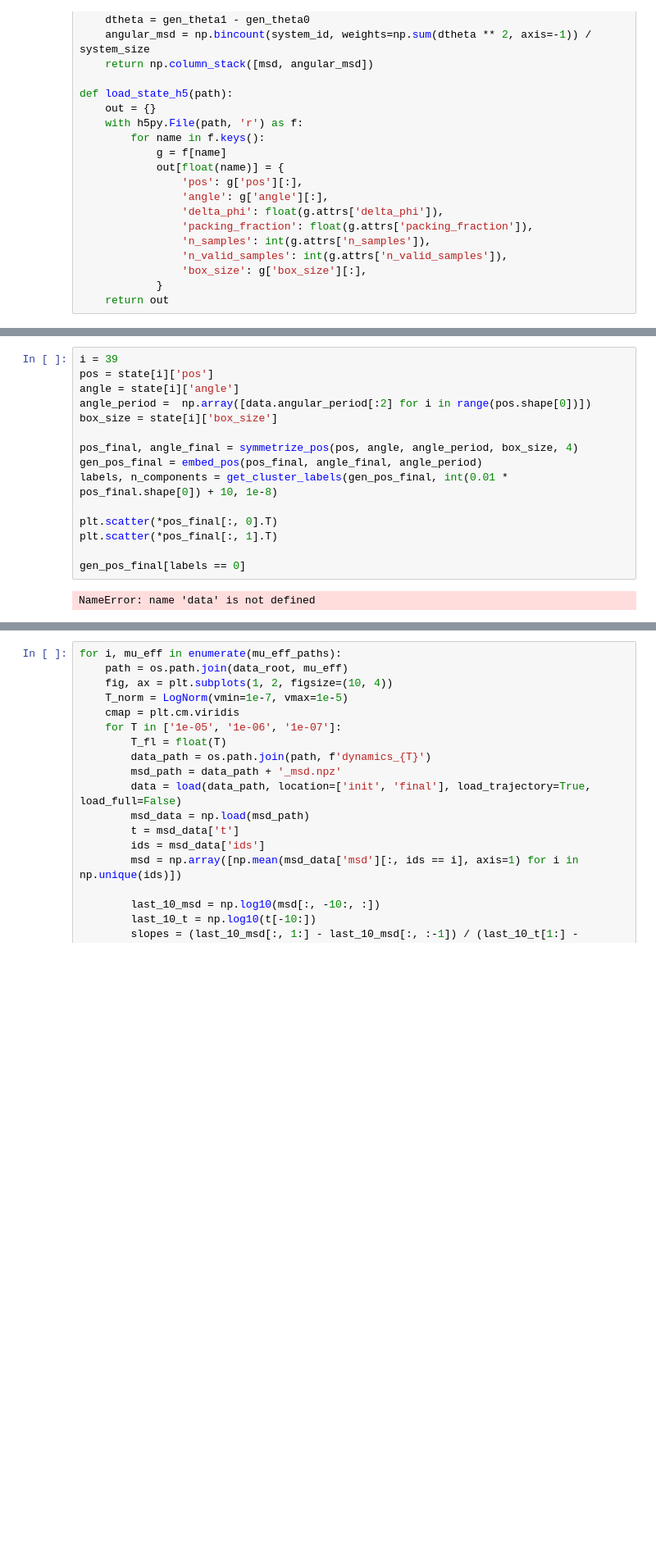
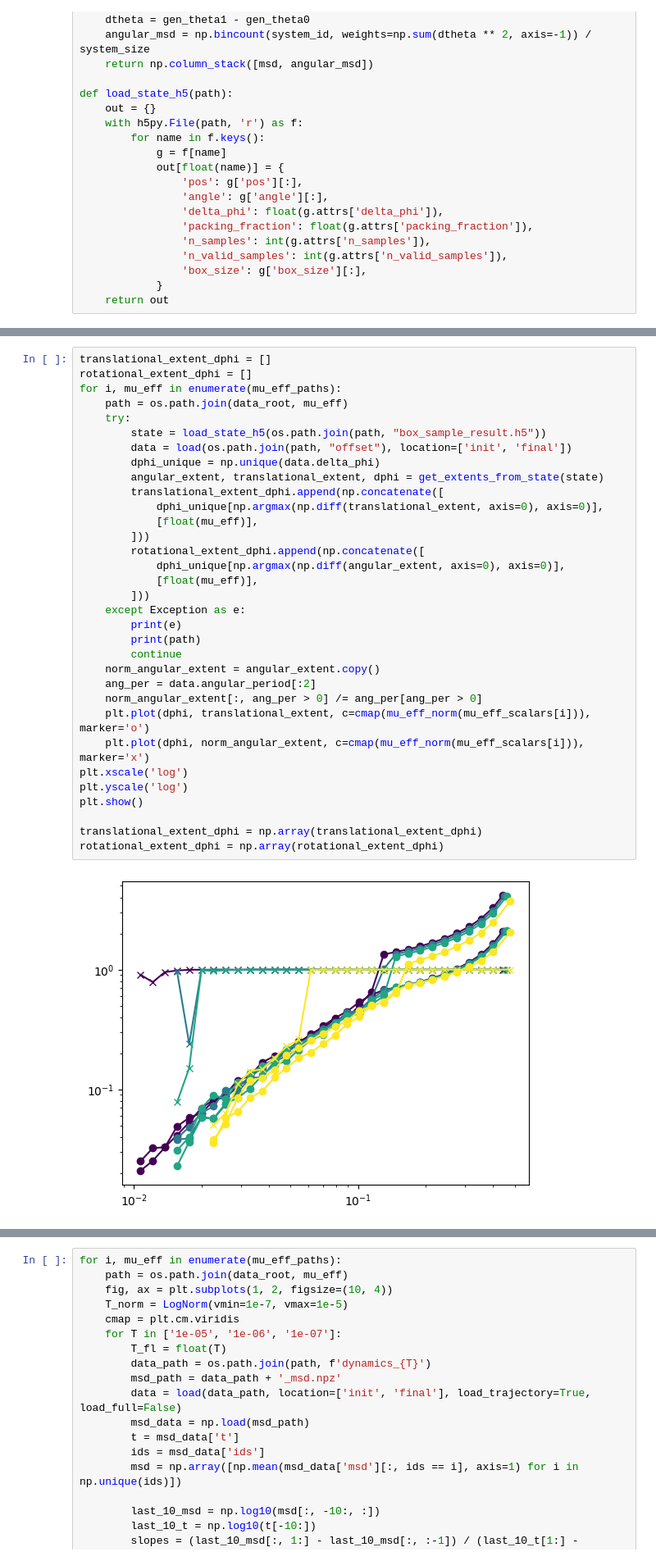
Before and after one commit to mmccraw98/notebooks-fall-25, a Jupyter notebook: 09/2-particle-box-sampling/diffusion-and-free-volume.ipynb, the cells around one changed output, grey strips where cells are left out. Shown at 82% size. Cells and saved outputs as stored; diff of their text form; blank space fills up the shorter version.

```diff
--- a/09/2-particle-box-sampling/diffusion-and-free-volume.ipynb
+++ b/09/2-particle-box-sampling/diffusion-and-free-volume.ipynb
@@ -242,17 +288,35 @@ plt.yscale('log')
 # %%
-i = 39
-pos = state[i]['pos']
-angle = state[i]['angle']
-angle_period =  np.array([data.angular_period[:2] for i in range(pos.shape[0])])
-box_size = state[i]['box_size']
+translational_extent_dphi = []
+rotational_extent_dphi = []
+for i, mu_eff in enumerate(mu_eff_paths):
+    path = os.path.join(data_root, mu_eff)
+    try:
+        state = load_state_h5(os.path.join(path, "box_sample_result.h5"))
+        data = load(os.path.join(path, "offset"), location=['init', 'final'])
+        dphi_unique = np.unique(data.delta_phi)
+        angular_extent, translational_extent, dphi = get_extents_from_state(state)
+        translational_extent_dphi.append(np.concatenate([
+            dphi_unique[np.argmax(np.diff(translational_extent, axis=0), axis=0)],
+            [float(mu_eff)],
+        ]))
+        rotational_extent_dphi.append(np.concatenate([
+            dphi_unique[np.argmax(np.diff(angular_extent, axis=0), axis=0)],
+            [float(mu_eff)],
+        ]))
+    except Exception as e:
+        print(e)
+        print(path)
+        continue
+    norm_angular_extent = angular_extent.copy()
+    ang_per = data.angular_period[:2]
+    norm_angular_extent[:, ang_per > 0] /= ang_per[ang_per > 0]
+    plt.plot(dphi, translational_extent, c=cmap(mu_eff_norm(mu_eff_scalars[i])), marker='o')
+    plt.plot(dphi, norm_angular_extent, c=cmap(mu_eff_norm(mu_eff_scalars[i])), marker='x')
+plt.xscale('log')
+plt.yscale('log')
+plt.show()
 
-pos_final, angle_final = symmetrize_pos(pos, angle, angle_period, box_size, 4)
-gen_pos_final = embed_pos(pos_final, angle_final, angle_period)
-labels, n_components = get_cluster_labels(gen_pos_final, int(0.01 * pos_final.shape[0]) + 10, 1e-8)
-
-plt.scatter(*pos_final[:, 0].T)
-plt.scatter(*pos_final[:, 1].T)
-
-gen_pos_final[labels == 0]
+translational_extent_dphi = np.array(translational_extent_dphi)
+rotational_extent_dphi = np.array(rotational_extent_dphi)
 # %% [output]
-NameError: name 'data' is not defined
+[figure, added]
```
Also changed, not shown: parts of 10 cells of this notebook, 1 other file.
